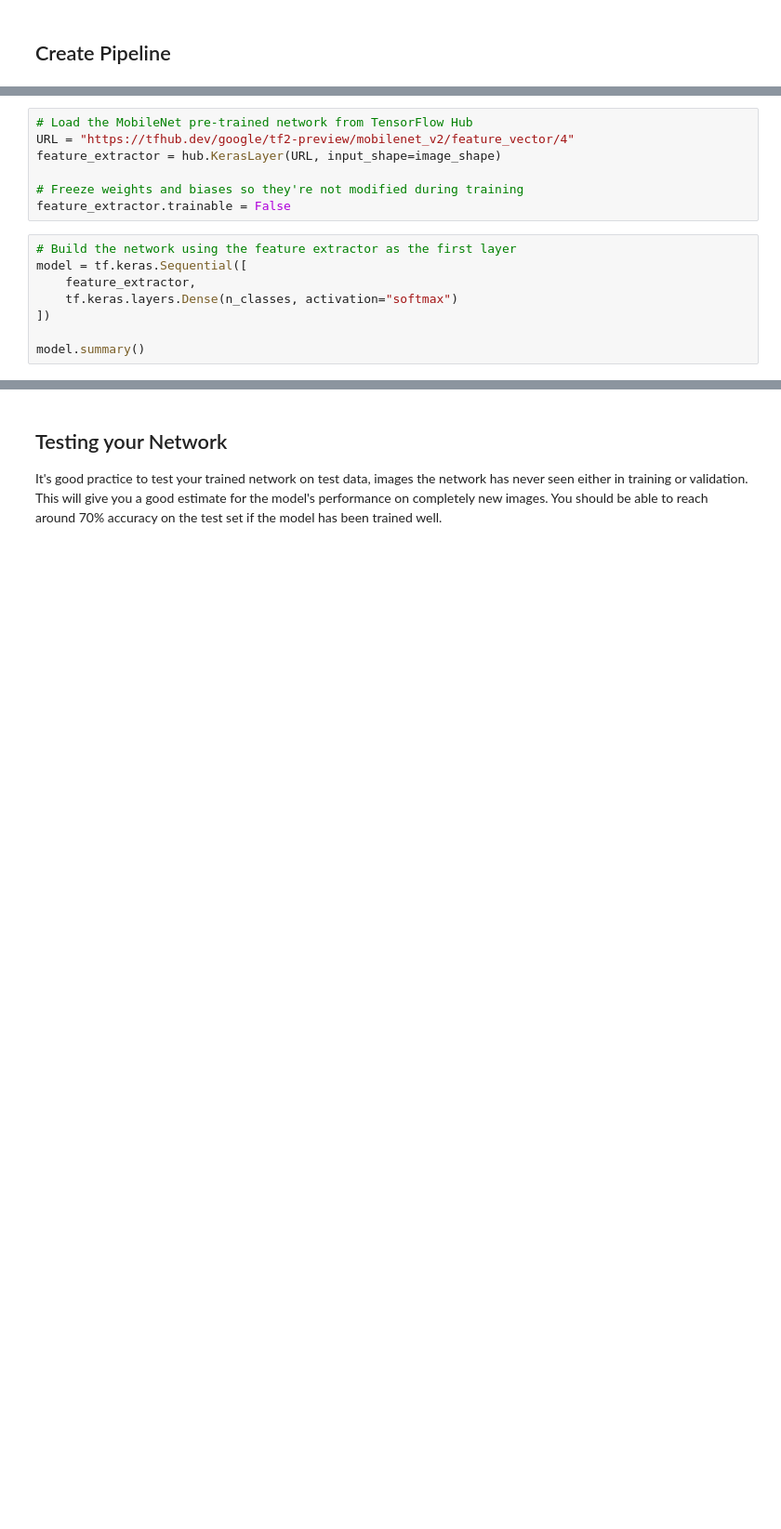
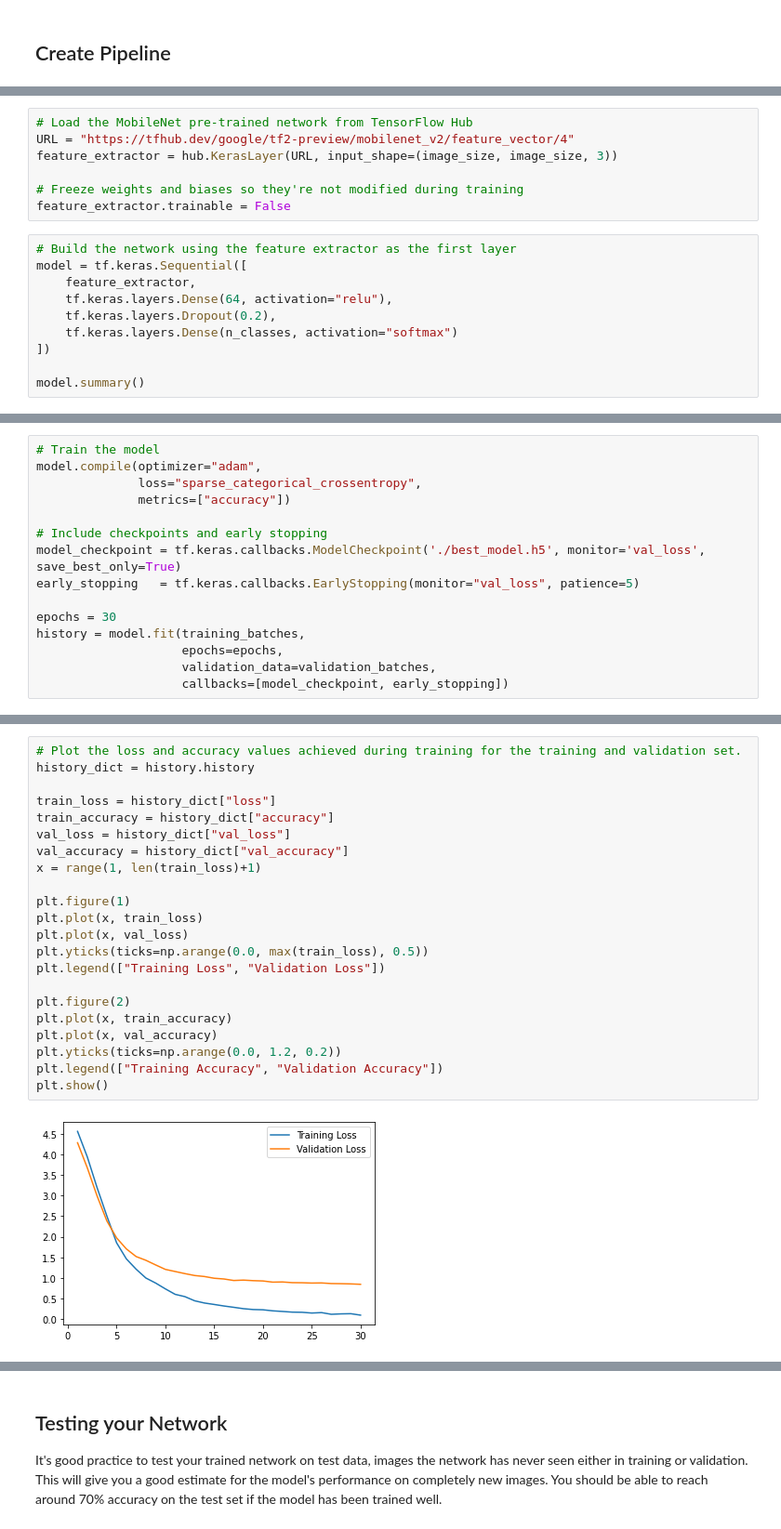
Before and after one commit to alexgeorgousis/flower-classifier, a Jupyter notebook: Project_Image_Classifier_Project.ipynb, the cells around one changed output, grey strips where cells are left out. Shown: that part at 93% size. Saved outputs shown, nothing was run; the diff lists cells and outputs as text; blank space fills up the shorter version.

Commit message:
Train and evaluate the model

```diff
--- a/Project_Image_Classifier_Project.ipynb
+++ b/Project_Image_Classifier_Project.ipynb
@@ -138,7 +139,7 @@ When training make sure you're updating only the weights of the feed-forward net
 # %%
 # Load the MobileNet pre-trained network from TensorFlow Hub
 URL = "https://tfhub.dev/google/tf2-preview/mobilenet_v2/feature_vector/4"
-feature_extractor = hub.KerasLayer(URL, input_shape=image_shape)
+feature_extractor = hub.KerasLayer(URL, input_shape=(image_size, image_size, 3))
 
 # Freeze weights and biases so they're not modified during training
 feature_extractor.trainable = False
@@ -146,6 +147,8 @@ feature_extractor.trainable = False
 # Build the network using the feature extractor as the first layer
 model = tf.keras.Sequential([
     feature_extractor,
+    tf.keras.layers.Dense(64, activation="relu"),
+    tf.keras.layers.Dropout(0.2),
     tf.keras.layers.Dense(n_classes, activation="softmax")
 ])
 
@@ -169,0 +173,15 @@ _________________________________________________________________
+# %%
+# Train the model
+model.compile(optimizer="adam",
+              loss="sparse_categorical_crossentropy",
+              metrics=["accuracy"])
+
+# Include checkpoints and early stopping
+model_checkpoint = tf.keras.callbacks.ModelCheckpoint('./best_model.h5', monitor='val_loss', save_best_only=True)
+early_stopping   = tf.keras.callbacks.EarlyStopping(monitor="val_loss", patience=5)
+
+epochs = 30
+history = model.fit(training_batches,
+                    epochs=epochs,
+                    validation_data=validation_batches,
+                    callbacks=[model_checkpoint, early_stopping])
@@ -169,0 +206,24 @@ _________________________________________________________________
+# %%
+# Plot the loss and accuracy values achieved during training for the training and validation set.
+history_dict = history.history
+
+train_loss = history_dict["loss"]
+train_accuracy = history_dict["accuracy"]
+val_loss = history_dict["val_loss"]
+val_accuracy = history_dict["val_accuracy"]
+x = range(1, len(train_loss)+1)
+
+plt.figure(1)
+plt.plot(x, train_loss)
+plt.plot(x, val_loss)
+plt.yticks(ticks=np.arange(0.0, max(train_loss), 0.5))
+plt.legend(["Training Loss", "Validation Loss"])
+
+plt.figure(2)
+plt.plot(x, train_accuracy)
+plt.plot(x, val_accuracy)
+plt.yticks(ticks=np.arange(0.0, 1.2, 0.2))
+plt.legend(["Training Accuracy", "Validation Accuracy"])
+plt.show()
+# %% [output]
+[figure, added]
```
Also changed, not shown: parts of 19 cells of this notebook.
